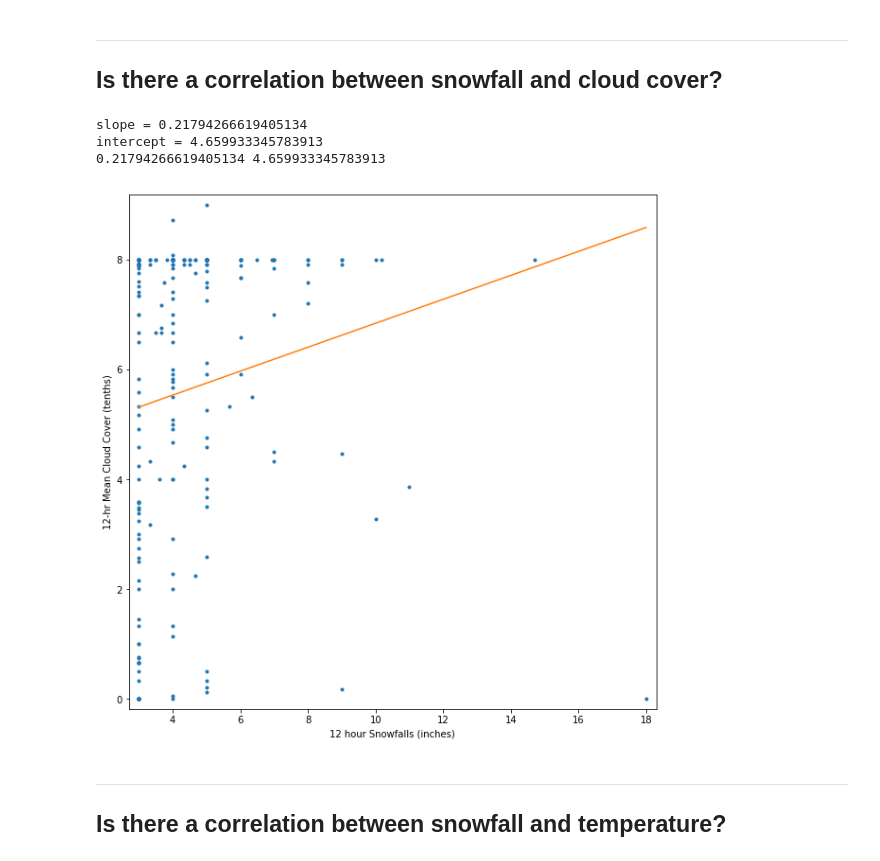
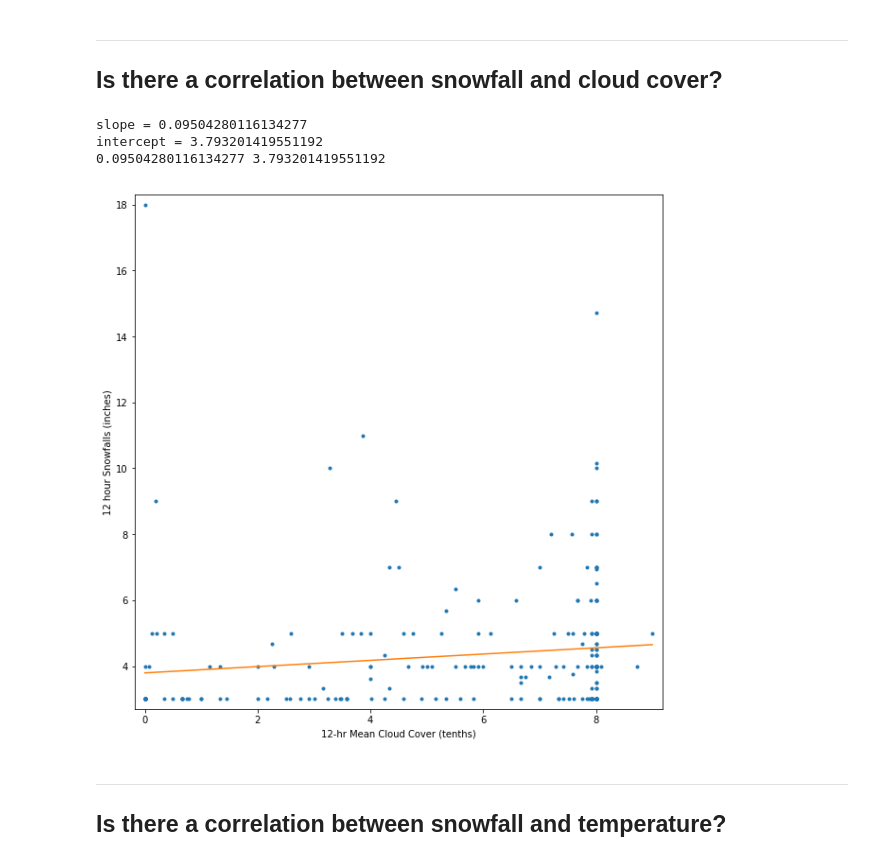
Before and after one commit to dustinrapp/Capstone_Springboard_Intermediate_Python, a Jupyter notebook: Statistics Project.ipynb, the cells around one changed output. Saved outputs shown, nothing was run; the diff lists cells and outputs as text; code cells hidden in the pictures.

```diff
--- a/Statistics Project.ipynb
+++ b/Statistics Project.ipynb
@@ -285,41 +285,41 @@ intercept = 6.952495838488465
 # %%
 plt.figure(figsize=(10,10))
 
 
 yy = asos_snotel_df['12hr-SNOWFALL']>=3
 snf_df = asos_snotel_df['12hr-SNOWFALL'][yy]
 
 cc_df = asos_snotel_df['CloudCover'].resample('12H').mean()
 
 
 
 idx = np.isfinite(cc_df) & np.isfinite(snf_df)
 
 # Plot the snowfall vs temperature
-_ = plt.plot(snf_df[idx], cc_df[idx], marker='.', linestyle='none')
+_ = plt.plot(cc_df[idx], snf_df[idx], marker='.', linestyle='none')
 plt.margins(0.02)
-_ = plt.xlabel('12 hour Snowfalls (inches)')
-_ = plt.ylabel('12-hr Mean Cloud Cover (tenths)')
+_ = plt.ylabel('12 hour Snowfalls (inches)')
+_ = plt.xlabel('12-hr Mean Cloud Cover (tenths)')
 
 
 # Perform a linear regression using np.polyfit(): a, b
-a, b = np.polyfit(snf_df[idx], cc_df[idx], 1)
+a, b = np.polyfit(cc_df[idx],snf_df[idx], 1)
 
 # Print the results to the screen
 print('slope =', a)
 print('intercept =', b)
 
 print(a,b)
 
 # Make theoretical line to plot
-x = np.array([np.min(snf_df[idx]),np.max(snf_df[idx])])
+x = np.array([np.min(cc_df[idx]),np.max(cc_df[idx])])
 y = a * x + b
 _ = plt.plot(x, y)
 # %% [output]
-slope = 0.21794266619405134
-intercept = 4.659933345783913
-0.21794266619405134 4.659933345783913
+slope = 0.09504280116134277
+intercept = 3.793201419551192
+0.09504280116134277 3.793201419551192
-[figure, old version]
+[figure, new version]
 # %% [markdown]
 ----
 
```
Also changed, not shown: parts of 21 cells of this notebook.
